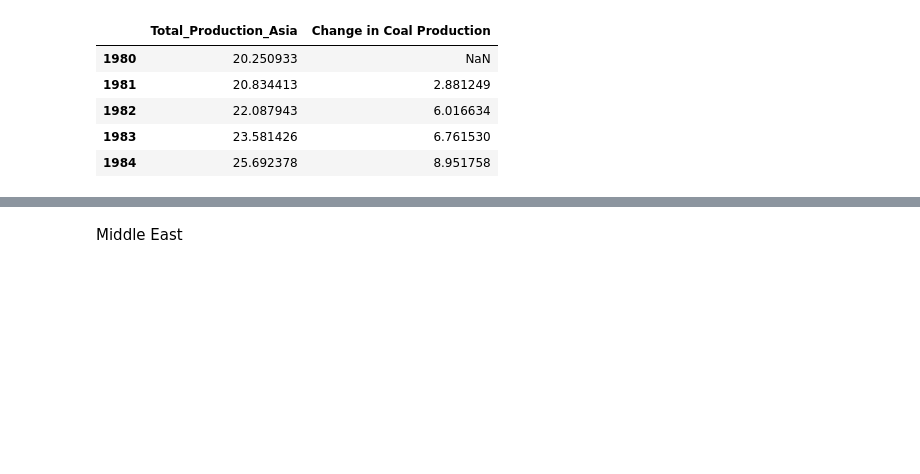
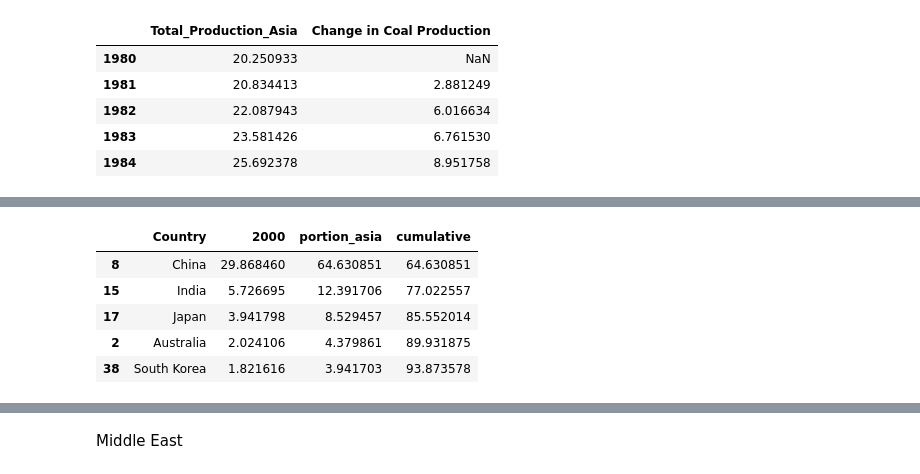
Before and after one commit to lurza/World-Energy-Analysis-main, a Jupyter notebook: Energy_Con_Prod.ipynb, the cells around one changed output, grey strips where cells are left out. Cells and saved outputs as stored; diff of their text form; code cells hidden in the pictures; blank space fills up the shorter version.

```diff
--- a/Energy_Con_Prod.ipynb
+++ b/Energy_Con_Prod.ipynb
@@ -1320,0 +1348,14 @@ fig_coal_asia.show()
+# %%
+top_coal_consumption_asia_2000 = con_coal_asia[['Country','2000']]
+top_coal_consumption_asia_2000['2000'] = pd.to_numeric(top_coal_consumption_asia_2000['2000'], errors='coerce')
+top_coal_consumption_asia_2000 = top_coal_consumption_asia_2000.reset_index(drop=True).sort_values(by='2000', ascending=False, na_position='last')
+top_coal_consumption_asia_2000['portion_asia'] = top_coal_consumption_asia_2000['2000']/prod_coal_asia_sum.loc['2000'][0]*100
+top_coal_consumption_asia_2000['cumulative'] = top_coal_consumption_asia_2000['portion_asia'].cumsum()
+top_coal_consumption_asia_2000.head()
+# %% [output]
+|  | Country | 2000 | portion_asia | cumulative |
+| 8 | China | 29.868460 | 64.630851 | 64.630851 |
+| 15 | India | 5.726695 | 12.391706 | 77.022557 |
+| 17 | Japan | 3.941798 | 8.529457 | 85.552014 |
+| 2 | Australia | 2.024106 | 4.379861 | 89.931875 |
+| 38 | South Korea | 1.821616 | 3.941703 | 93.873578 |
```
Also changed, not shown: parts of 21 cells of this notebook.
